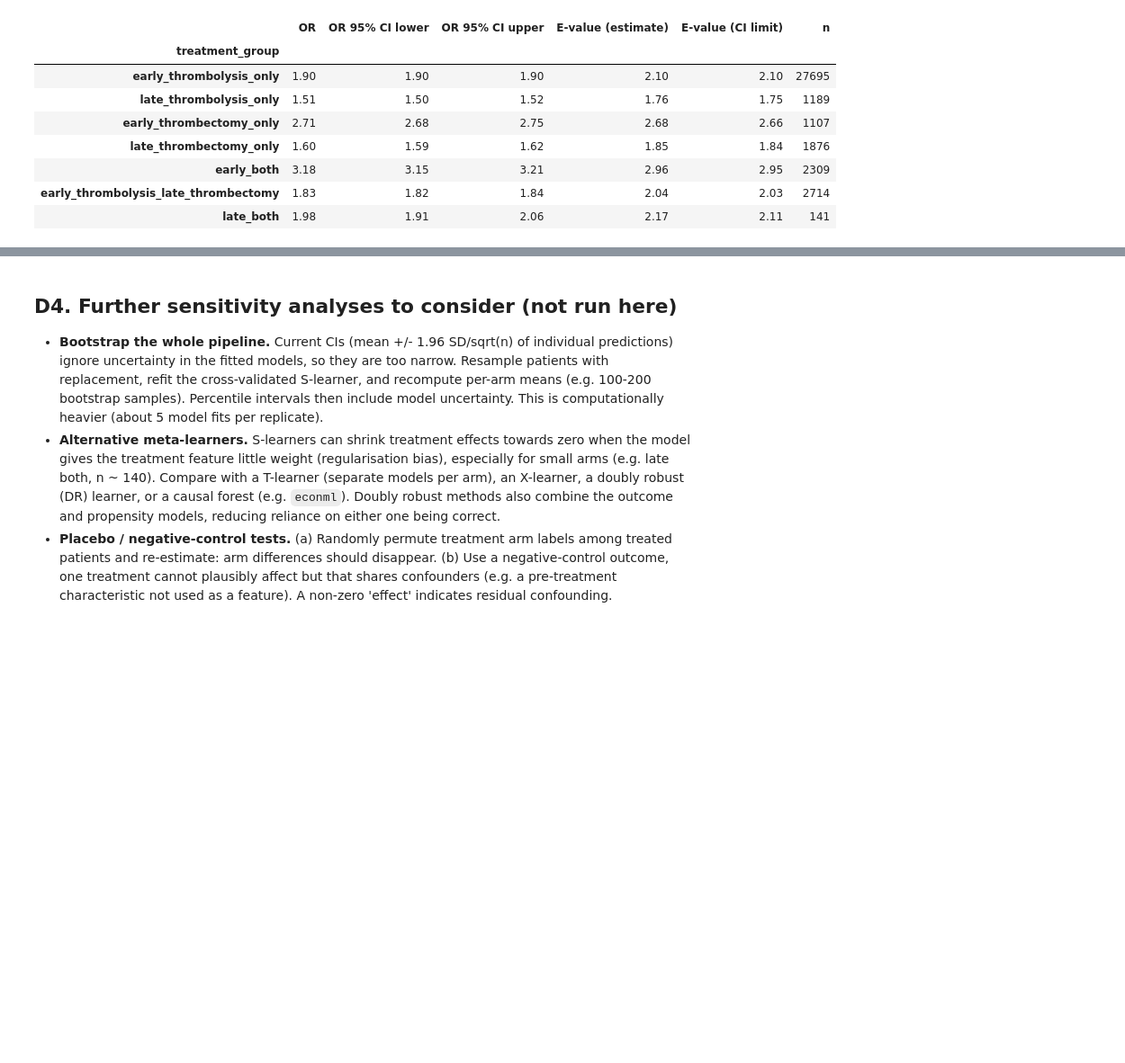
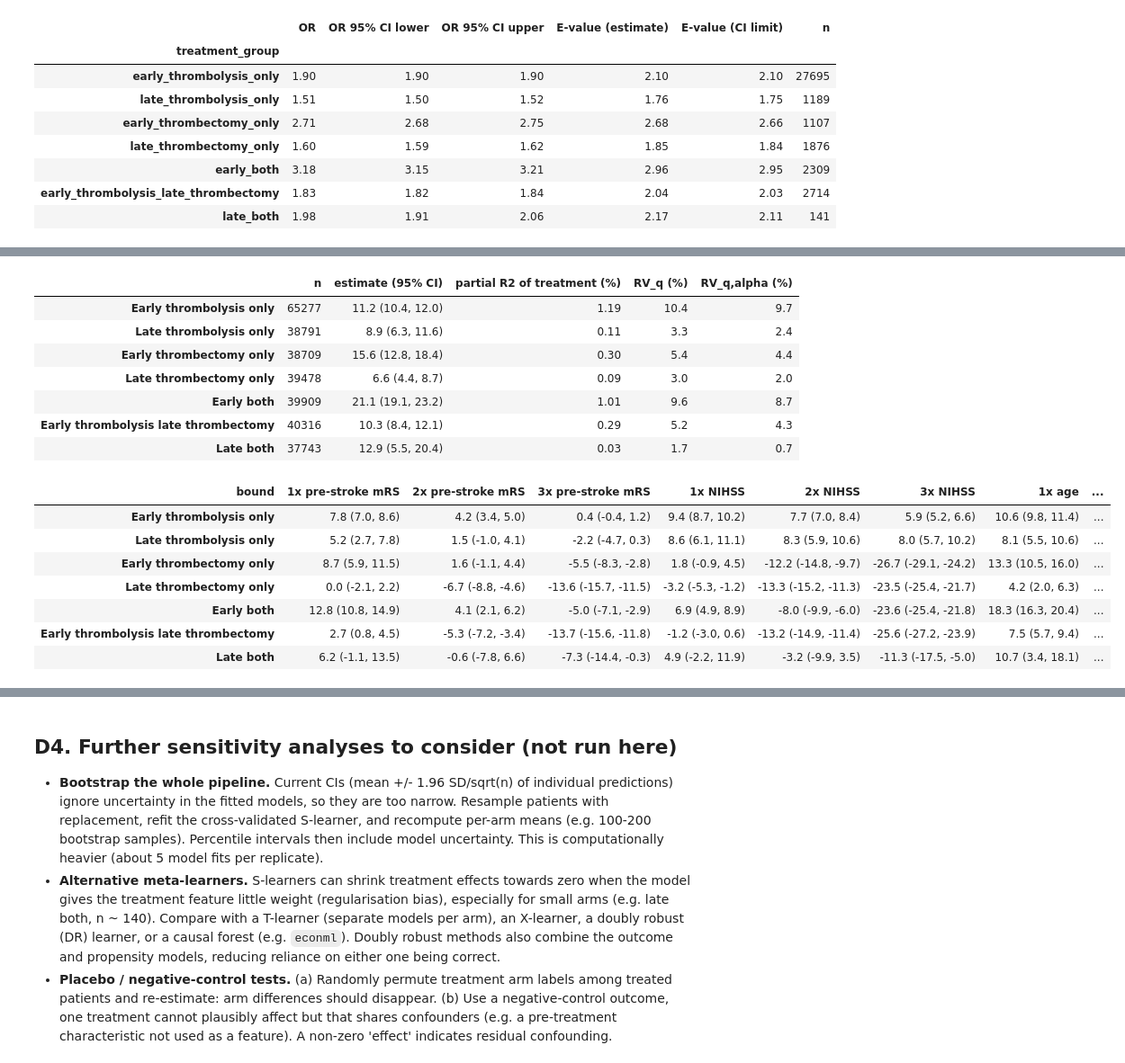
Before and after one commit to samuel-book/samuel-3, a Jupyter notebook: 5_ml_s_learner/01_non_mild_thrombolysis_thrombectomy_s_learner_good_outcome.ipynb, the cells around one changed output, grey strips where cells are left out. Shown at 90% size. Cells and saved outputs as stored; diff of their text form; code cells hidden in the pictures; blank space fills up the shorter version.

```diff
--- a/5_ml_s_learner/01_non_mild_thrombolysis_thrombectomy_s_learner_good_outcome.ipynb
+++ b/5_ml_s_learner/01_non_mild_thrombolysis_thrombectomy_s_learner_good_outcome.ipynb
@@ -1624,0 +1782,48 @@ e_values.round(2)
+# %%
+# Linear probability model for each arm vs neither, in the whole cohort:
+# good outcome ~ treated + adjustment features + stroke team + ethnicity (as indicator variables).
+SENS_BENCHMARKS = ["prior_disability", "stroke_severity", "age"]
+SENS_ARMS = [g for g in TREATMENT_GROUP_ORDER if g != "neither"]
+SENS_LABELS = {g: g.replace("_", " ").capitalize() for g in SENS_ARMS}
+
+y_all = good_outcome(data)
+covariates = pd.get_dummies(data[ADJUSTMENT_FEATURES + CATEGORICAL_FEATURES], columns=CATEGORICAL_FEATURES,
+                            drop_first=True, dtype=float)
+
+sens_rows, sens_bound_rows = [], []
+for arm in SENS_ARMS:
+    in_arm = data["treatment_group"].isin([arm, "neither"]).to_numpy()
+    df = covariates[in_arm].assign(treated=(data["treatment_group"][in_arm] == arm).astype(float).to_numpy(),
+                                   y=y_all[in_arm].to_numpy()).dropna()
+    X = df.drop(columns="y")
+    X = X.loc[:, X.std() > 0]  # drop indicator columns that are constant in this subset
+    lpm = sm.OLS(df["y"], sm.add_constant(X)).fit()
+    stats_row, bounds = sensemakr_analysis(lpm, "treated", SENS_BENCHMARKS)
+    sens_rows.append(stats_row.assign(treatment_group=arm, n=len(df)))
+    sens_bound_rows.append(bounds.assign(treatment_group=arm))
+
+sensemakr_stats = pd.concat(sens_rows).set_index("treatment_group")
+sensemakr_bounds = pd.concat(sens_bound_rows, ignore_index=True)
+sensemakr_stats.to_csv(output_path("sensemakr.csv"))
+sensemakr_bounds.to_csv(output_path("sensemakr_bounds.csv"), index=False)
+
+sensemakr_summary, sensemakr_bounds_table = format_sensemakr_tables(sensemakr_stats, sensemakr_bounds, SENS_LABELS)
+display(sensemakr_summary)
+display(sensemakr_bounds_table)
+# %% [output]
+|  | n | estimate (95% CI) | partial R2 of treatment (%) | RV_q (%) | RV_q,alpha (%) |
+| Early thrombolysis only | 65277 | 11.2 (10.4, 12.0) | 1.19 | 10.4 | 9.7 |
+| Late thrombolysis only | 38791 | 8.9 (6.3, 11.6) | 0.11 | 3.3 | 2.4 |
+| Early thrombectomy only | 38709 | 15.6 (12.8, 18.4) | 0.30 | 5.4 | 4.4 |
+| Late thrombectomy only | 39478 | 6.6 (4.4, 8.7) | 0.09 | 3.0 | 2.0 |
+| Early both | 39909 | 21.1 (19.1, 23.2) | 1.01 | 9.6 | 8.7 |
+| Early thrombolysis late thrombectomy | 40316 | 10.3 (8.4, 12.1) | 0.29 | 5.2 | 4.3 |
+| Late both | 37743 | 12.9 (5.5, 20.4) | 0.03 | 1.7 | 0.7 |
+| bound | 1x pre-stroke mRS | 2x pre-stroke mRS | 3x pre-stroke mRS | 1x NIHSS | 2x NIHSS | 3x NIHSS | 1x age | ... |
+| Early thrombolysis only | 7.8 (7.0, 8.6) | 4.2 (3.4, 5.0) | 0.4 (-0.4, 1.2) | 9.4 (8.7, 10.2) | 7.7 (7.0, 8.4) | 5.9 (5.2, 6.6) | 10.6 (9.8, 11.4) | ... |
+| Late thrombolysis only | 5.2 (2.7, 7.8) | 1.5 (-1.0, 4.1) | -2.2 (-4.7, 0.3) | 8.6 (6.1, 11.1) | 8.3 (5.9, 10.6) | 8.0 (5.7, 10.2) | 8.1 (5.5, 10.6) | ... |
+| Early thrombectomy only | 8.7 (5.9, 11.5) | 1.6 (-1.1, 4.4) | -5.5 (-8.3, -2.8) | 1.8 (-0.9, 4.5) | -12.2 (-14.8, -9.7) | -26.7 (-29.1, -24.2) | 13.3 (10.5, 16.0) | ... |
+| Late thrombectomy only | 0.0 (-2.1, 2.2) | -6.7 (-8.8, -4.6) | -13.6 (-15.7, -11.5) | -3.2 (-5.3, -1.2) | -13.3 (-15.2, -11.3) | -23.5 (-25.4, -21.7) | 4.2 (2.0, 6.3) | ... |
+| Early both | 12.8 (10.8, 14.9) | 4.1 (2.1, 6.2) | -5.0 (-7.1, -2.9) | 6.9 (4.9, 8.9) | -8.0 (-9.9, -6.0) | -23.6 (-25.4, -21.8) | 18.3 (16.3, 20.4) | ... |
+| Early thrombolysis late thrombectomy | 2.7 (0.8, 4.5) | -5.3 (-7.2, -3.4) | -13.7 (-15.6, -11.8) | -1.2 (-3.0, 0.6) | -13.2 (-14.9, -11.4) | -25.6 (-27.2, -23.9) | 7.5 (5.7, 9.4) | ... |
+| Late both | 6.2 (-1.1, 13.5) | -0.6 (-7.8, 6.6) | -7.3 (-14.4, -0.3) | 4.9 (-2.2, 11.9) | -3.2 (-9.9, 3.5) | -11.3 (-17.5, -5.0) | 10.7 (3.4, 18.1) | ... |
```
Also changed, not shown: parts of 7 cells of this notebook, 3 other files.
